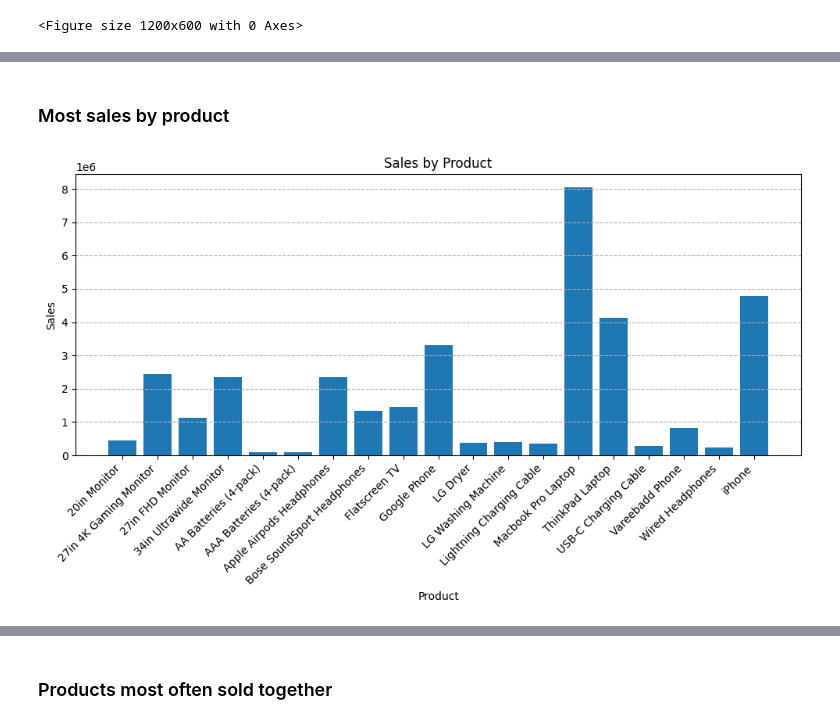
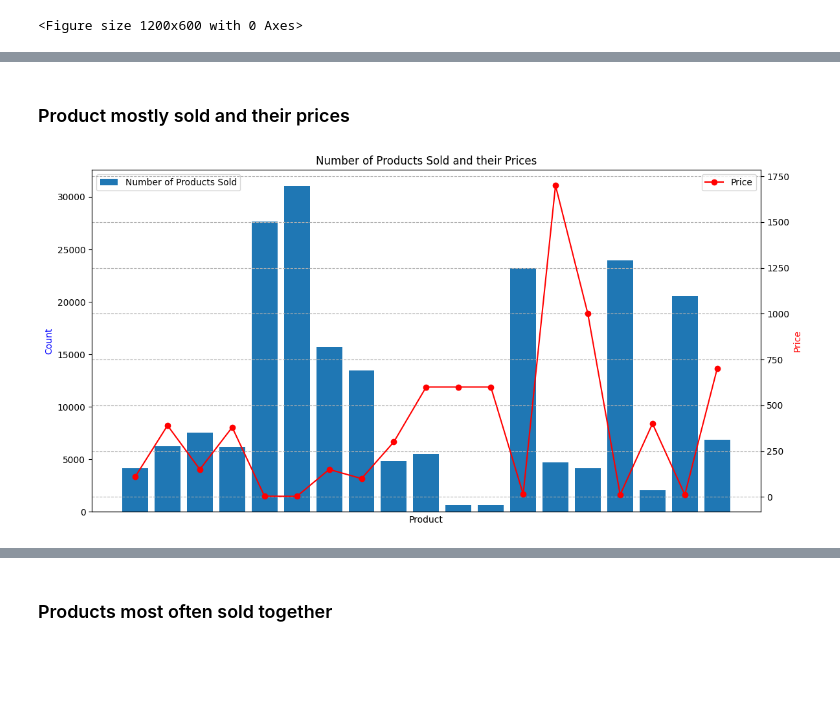
Before and after one commit to Ashvalano/data_analysis_prac, a Jupyter notebook: sales data/sales_analysis.ipynb, the cells around one changed output, grey strips where cells are left out. Saved outputs shown, nothing was run; the diff lists cells and outputs as text; code cells hidden in the pictures; blank space fills up the shorter version.

```diff
--- a/sales data/sales_analysis.ipynb
+++ b/sales data/sales_analysis.ipynb
@@ -115,8 +115,8 @@ df_og['Month'] = df_og['Order Date'].dt.strftime('%B')
 # df['Quantity Ordered'] = df['Quantity Ordered'].astype(float)
 # df['Price Each'] = df['Price Each'].astype(float)
 
-df_og['Quantity Ordered'] = pd.to_numeric(df['Quantity Ordered'])
-df_og['Price Each'] = pd.to_numeric(df['Price Each'])
+df_og['Quantity Ordered'] = pd.to_numeric(df_og['Quantity Ordered'])
+df_og['Price Each'] = pd.to_numeric(df_og['Price Each'])
 
 df_og['Sales'] = df_og['Quantity Ordered'] * df_og['Price Each']
 
@@ -267,29 +291,43 @@ plt.show
 # %% [markdown]
-### Most sales by product
+### Product mostly sold and their prices
 # %%
 
 # prod = df_og['Product'].unique()
 # print(prod)
 
 # visualizing
-sales_by_product = df_og.groupby('Product')['Sales'].sum()
+product_sold_count = df_og.groupby('Product')['Quantity Ordered'].sum()
+product_price = df_og.groupby('Product')['Price Each'].mean()
 
-fig, ax = plt.subplots(figsize=(10, 6))
+fig, ax = plt.subplots(figsize=(12, 6))
+ax2 = ax.twinx()
 
-# Plot the data
-ax.bar(sales_by_product.index, sales_by_product.values)
+# Plot the data as bar
+ax.bar(product_sold_count.index, product_sold_count.values, label='Number of Products Sold')
+
+# Plot the second set of values as a line
+ax2.plot(product_price.index, product_price.values, marker='o', color='red', label='Price')
+
 ax.set_xlabel('Product')
-ax.set_ylabel('Sales')
-ax.set_title('Sales by Product')
+ax.set_ylabel('Count', color='blue')
+ax2.set_ylabel('Price', color='red')
+ax.set_title('Number of Products Sold and their Prices')
 
-# Customize the appearance of the plot, rotate city names 45 degrees
-plt.xticks(rotation=45, ha='right')
+ax.legend(loc='upper left')
+ax2.legend(loc='upper right')
+
+# cant fix shit
+# ax.set_xticks(range(len(product_sold_count.index)))
+# ax.set_xticklabels(product_sold_count.index, rotation=45, fontsize=8, ha='right')
+
+ax2.set_xticks([])
+plt.xticks(rotation=45,fontsize=8, ha='right')
 plt.grid(axis='y', linestyle='--')
 
 # Adjust layout and spacing
 plt.tight_layout()
 
 # Display the plot
 plt.show()
 # %% [output]
-[figure, old version]
+[figure, new version]
```
Also changed, not shown: parts of 6 cells of this notebook.
